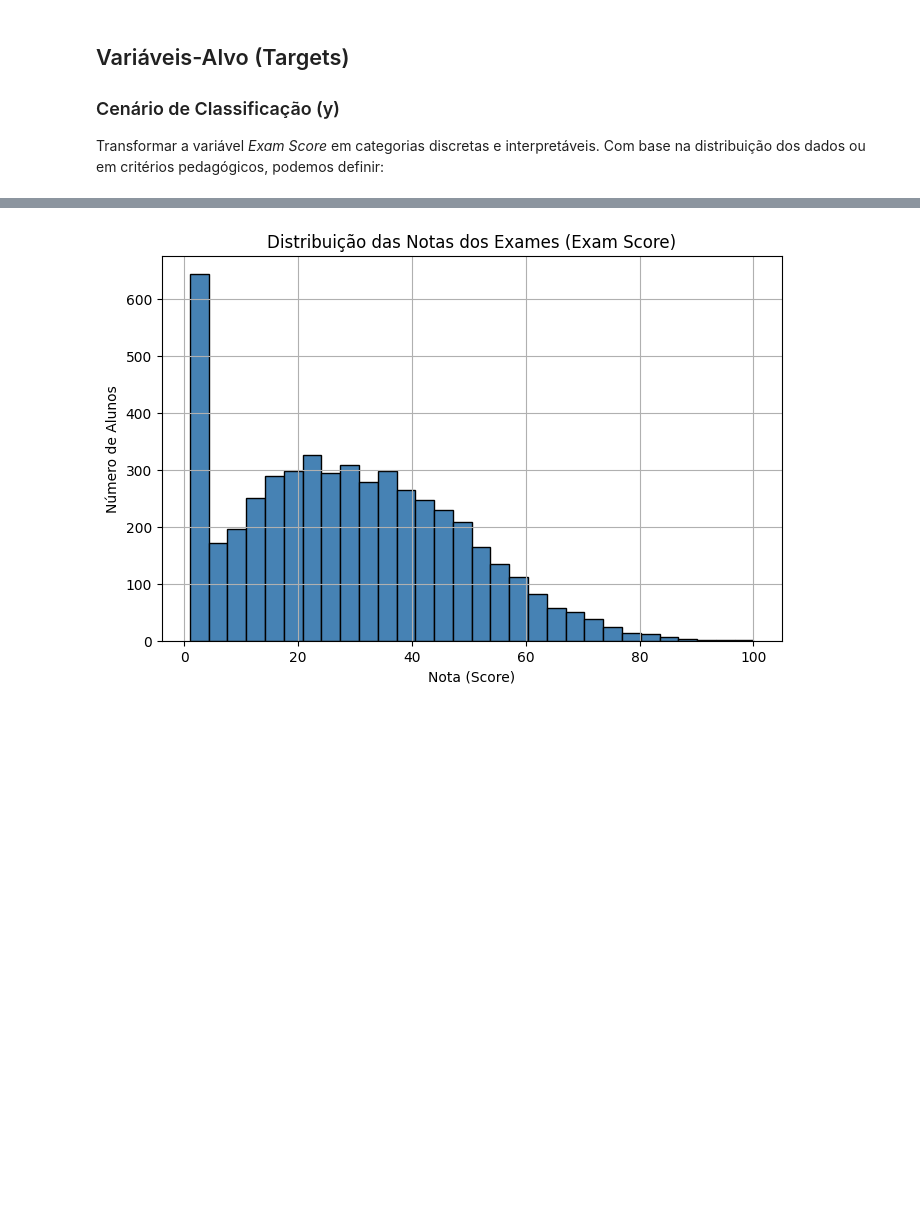
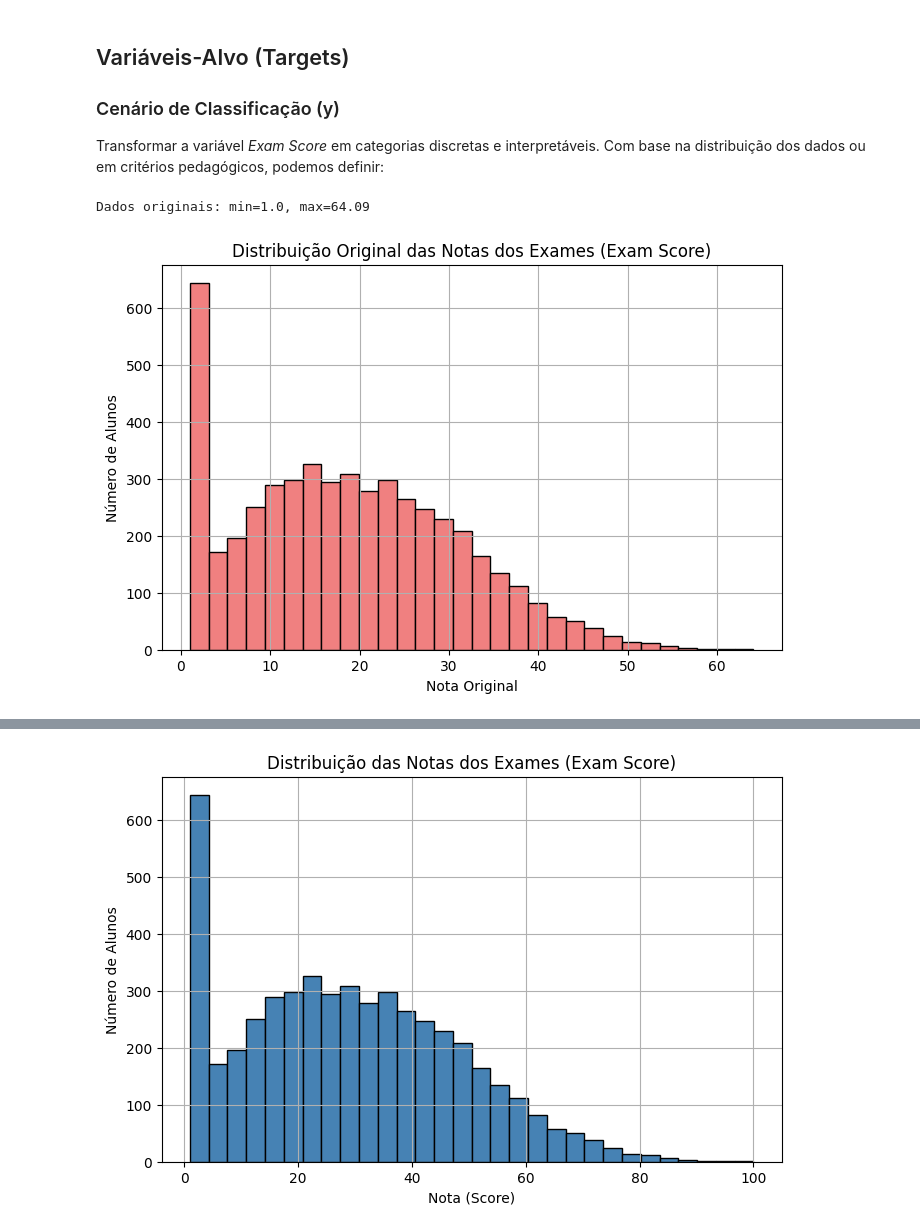
Before and after one commit to OJsan-ForReal/FAA-G22, a Jupyter notebook: projeto_G22_Classificacao.ipynb, the cells around one changed output, grey strips where cells are left out. Saved outputs shown, nothing was run; the diff lists cells and outputs as text; code cells hidden in the pictures; blank space fills up the shorter version.

```diff
--- a/projeto_G22_Classificacao.ipynb
+++ b/projeto_G22_Classificacao.ipynb
@@ -25,3 +24,21 @@
 ### Cenário de Classificação (y)
 
 Transformar a variável _Exam Score_ em categorias discretas e interpretáveis. Com base na distribuição dos dados ou em critérios pedagógicos, podemos definir:
+# %%
+import pandas as pd
+import matplotlib.pyplot as plt
+# Ler o arquivo CSV com os dados originais
+df = pd.read_csv('student_records_missing.csv')
+
+# Verificar o intervalo dos dados originais
+print(f"Dados originais: min={df['exam_score'].min()}, max={df['exam_score'].max()}")
+
+# Realizar a análise exploratória dos dados originais
+df['exam_score'].hist(bins=30, color='lightcoral', edgecolor='black', figsize=(8,5))
+plt.title("Distribuição Original das Notas dos Exames (Exam Score)")
+plt.xlabel('Nota Original')
+plt.ylabel('Número de Alunos')
+plt.show()
+# %% [output]
+Dados originais: min=1.0, max=64.09
+[figure, added]
```
Also changed, not shown: parts of 44 cells of this notebook.
